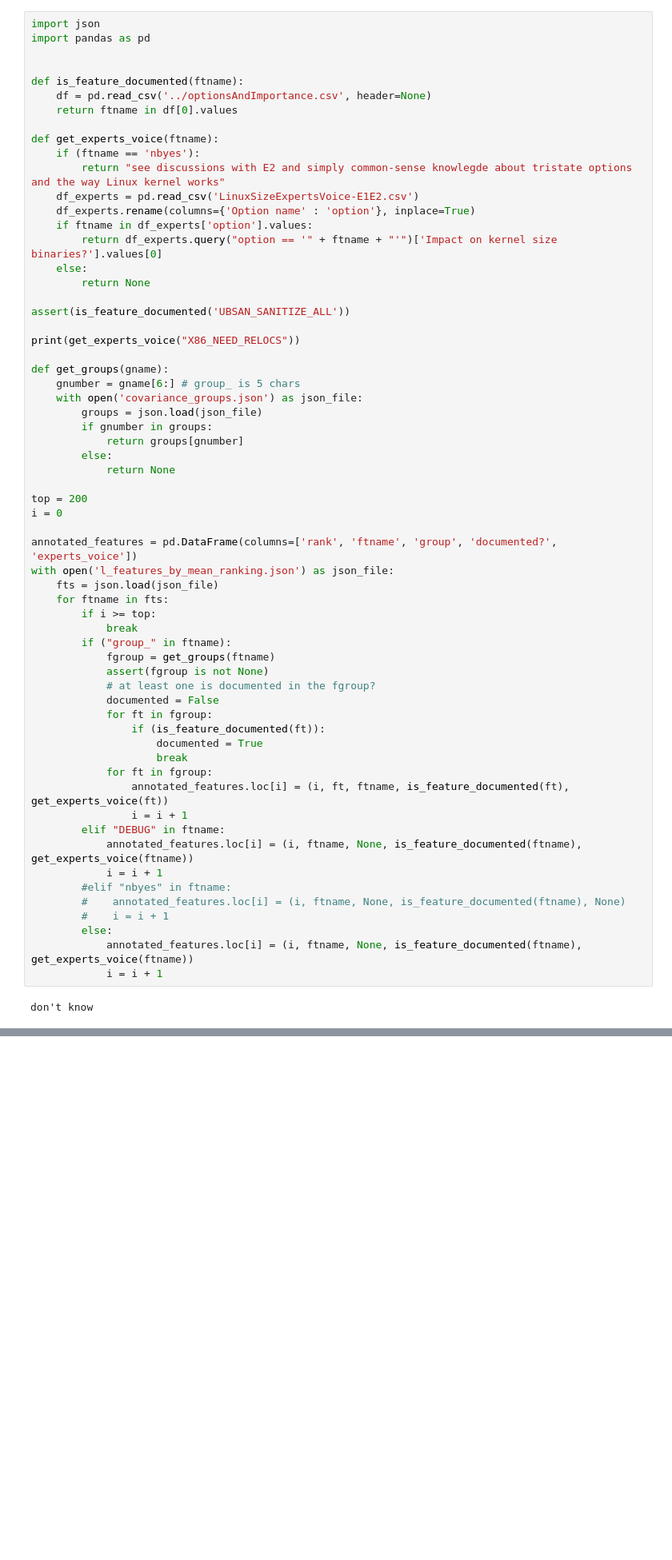
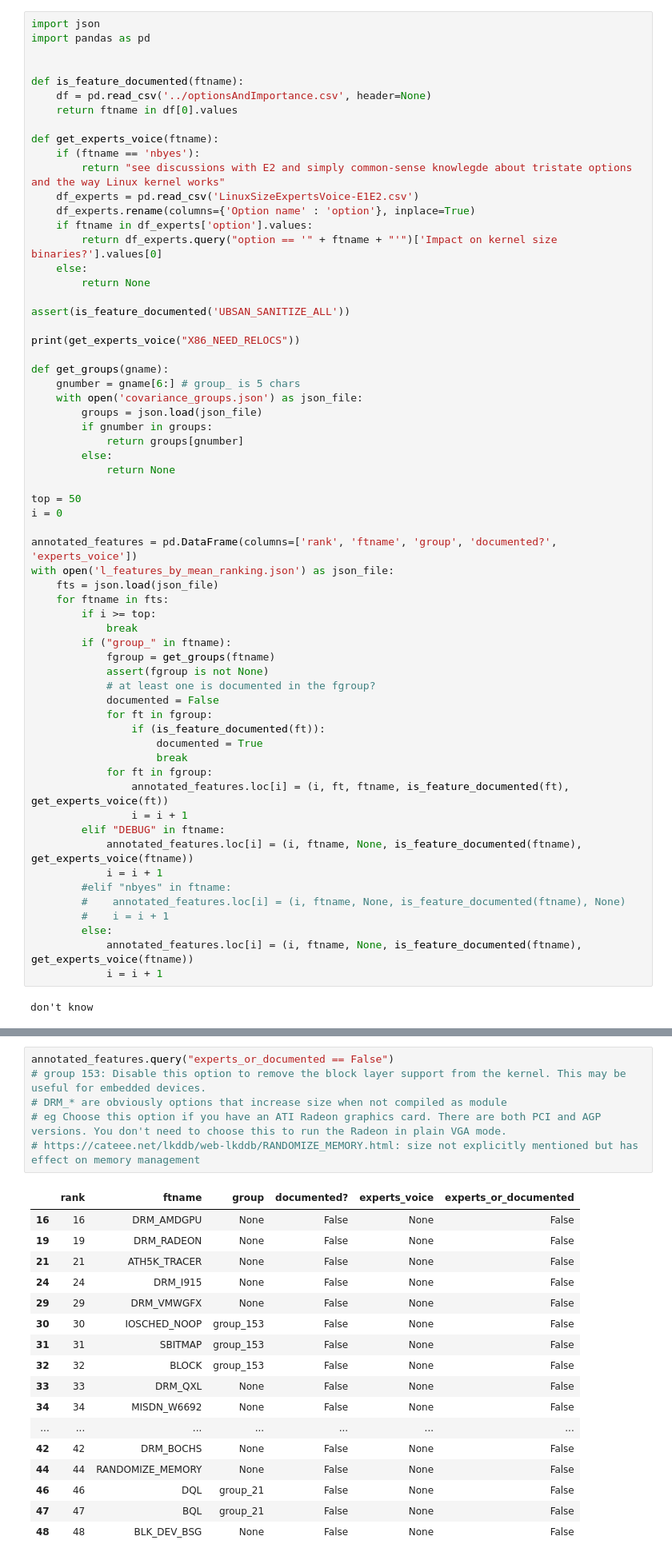
Before and after one commit to TuxML/size-analysis, a Jupyter notebook: interpretability_results/interpretability-analysis .ipynb, the cells around one changed output, grey strips where cells are left out. Shown at 80% size. Drawn from its saved outputs; the diff is of its cells as text; blank space fills up the shorter version.

```diff
--- a/interpretability_results/Untitled.ipynb
+++ b/interpretability_results/interpretability-analysis .ipynb
@@ -30,7 +30,7 @@ def get_groups(gname):
         else:
             return None
 
-top = 200
+top = 50
 i = 0
 
 annotated_features = pd.DataFrame(columns=['rank', 'ftname', 'group', 'documented?', 'experts_voice'])
@@ -86,0 +96,24 @@ annotated_features
+# %%
+annotated_features.query("experts_or_documented == False")
+# group 153: Disable this option to remove the block layer support from the kernel. This may be useful for embedded devices.
+# DRM_* are obviously options that increase size when not compiled as module
+# eg Choose this option if you have an ATI Radeon graphics card. There are both PCI and AGP versions. You don't need to choose this to run the Radeon in plain VGA mode.
+# https://cateee.net/lkddb/web-lkddb/RANDOMIZE_MEMORY.html: size not explicitly mentioned but has effect on memory management
+# %% [output]
+|  | rank | ftname | group | documented? | experts_voice | experts_or_documented |
+| 16 | 16 | DRM_AMDGPU | None | False | None | False |
+| 19 | 19 | DRM_RADEON | None | False | None | False |
+| 21 | 21 | ATH5K_TRACER | None | False | None | False |
+| 24 | 24 | DRM_I915 | None | False | None | False |
+| 29 | 29 | DRM_VMWGFX | None | False | None | False |
+| 30 | 30 | IOSCHED_NOOP | group_153 | False | None | False |
+| 31 | 31 | SBITMAP | group_153 | False | None | False |
+| 32 | 32 | BLOCK | group_153 | False | None | False |
+| 33 | 33 | DRM_QXL | None | False | None | False |
+| 34 | 34 | MISDN_W6692 | None | False | None | False |
+| ... | ... | ... | ... | ... | ... | ... |
+| 42 | 42 | DRM_BOCHS | None | False | None | False |
+| 44 | 44 | RANDOMIZE_MEMORY | None | False | None | False |
+| 46 | 46 | DQL | group_21 | False | None | False |
+| 47 | 47 | BQL | group_21 | False | None | False |
+| 48 | 48 | BLK_DEV_BSG | None | False | None | False |
```
Also changed, not shown: parts of 4 cells of this notebook.
